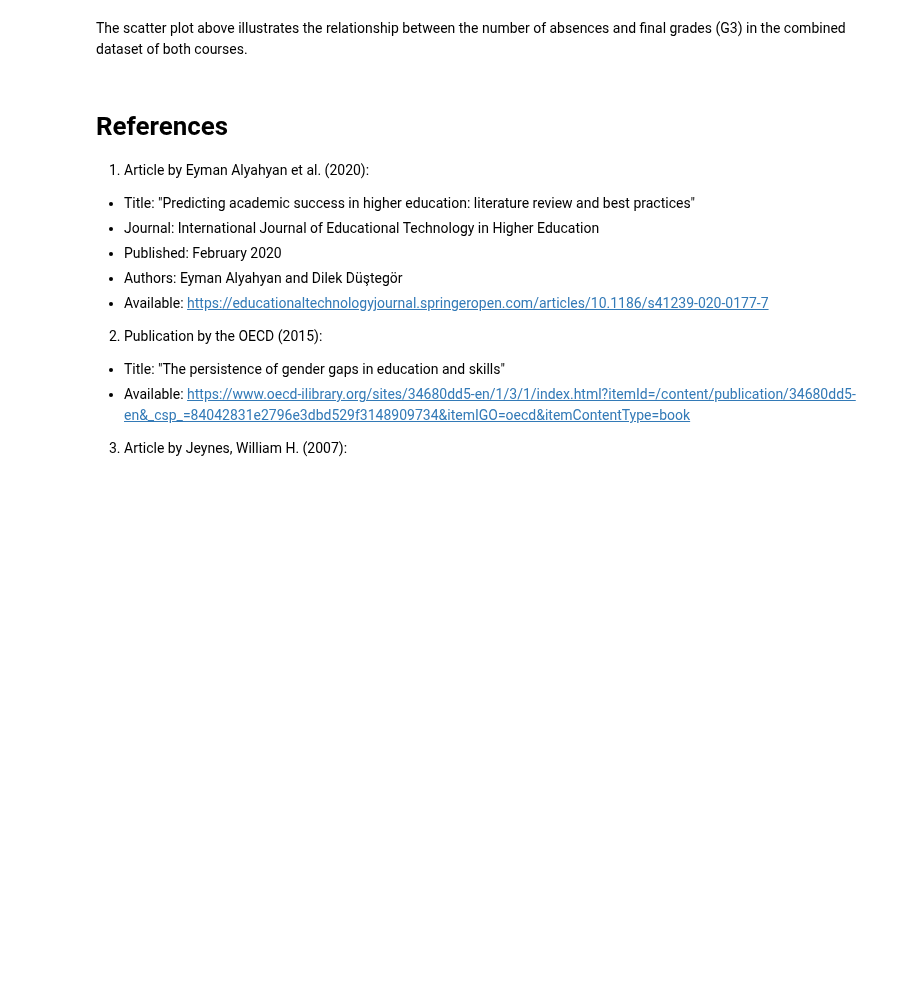
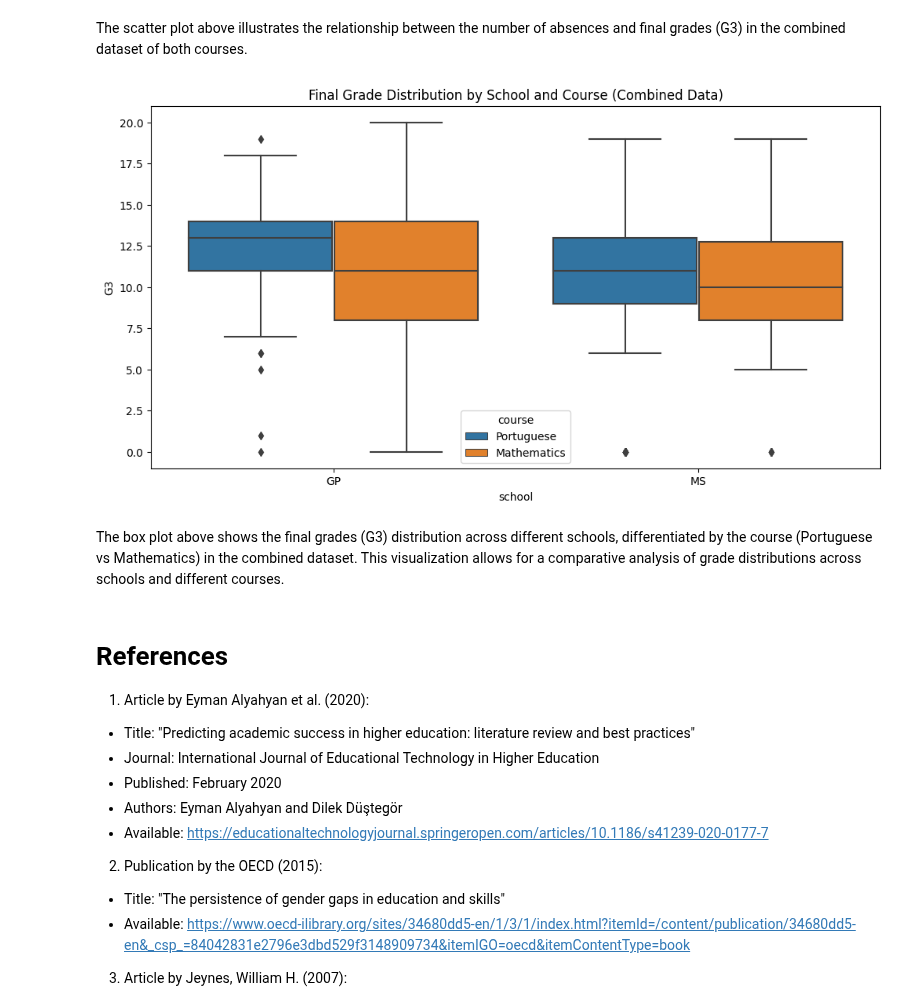
Before and after one commit to carlos-alves-one/Student-Performance-Analysis, a Jupyter notebook: Student_Performance.ipynb, the cells around one changed output. Drawn from its saved outputs; the diff is of its cells as text; code cells hidden in the pictures; blank space fills up the shorter version.

Commit message:
Plotting box plot for G3 across different schools and courses in the combined dataset

```diff
--- a/Student_Performance.ipynb
+++ b/Student_Performance.ipynb
@@ -823,6 +823,20 @@ plot_scatter(combined_student_data, 'absences', 'G3', 'Final Grade vs Absences (
 [figure]
 # %% [markdown]
 The scatter plot above illustrates the relationship between the number of absences and final grades (G3) in the combined dataset of both courses.
+# %%
+# Function to plot box plot for numerical-nominal variable combination with a hue
+def plot_box_nominal_with_hue(df, x, y, hue, title):
+    plt.figure(figsize=(12, 6))
+    sns.boxplot(data=df, x=x, y=y, hue=hue)
+    plt.title(title)
+    plt.show()
+
+# Plotting box plot for G3 across different schools and courses in the combined dataset
+plot_box_nominal_with_hue(combined_student_data, 'school', 'G3', 'course', 'Final Grade Distribution by School and Course (Combined Data)')
+# %% [output]
+[figure, added]
+# %% [markdown]
+The box plot above shows the final grades (G3) distribution across different schools, differentiated by the course (Portuguese vs Mathematics) in the combined dataset. This visualization allows for a comparative analysis of grade distributions across schools and different courses.
 # %% [markdown]
 # References
 
```
